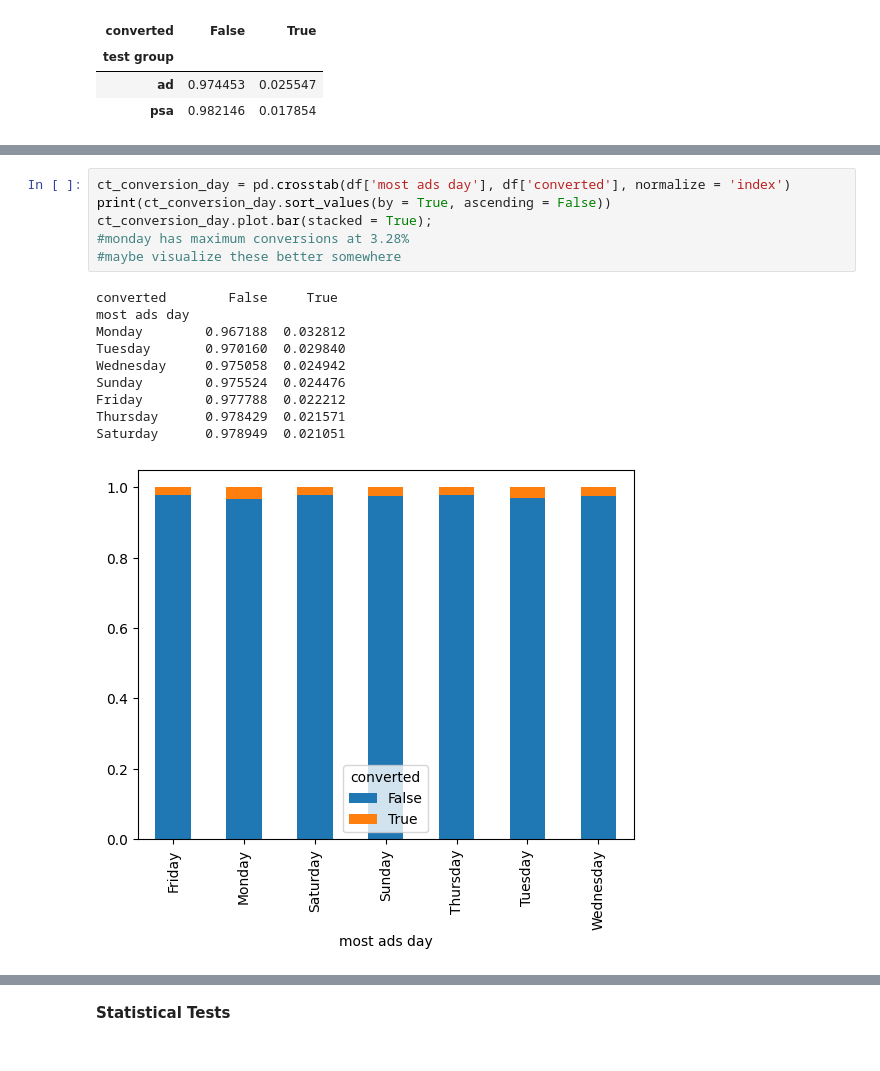
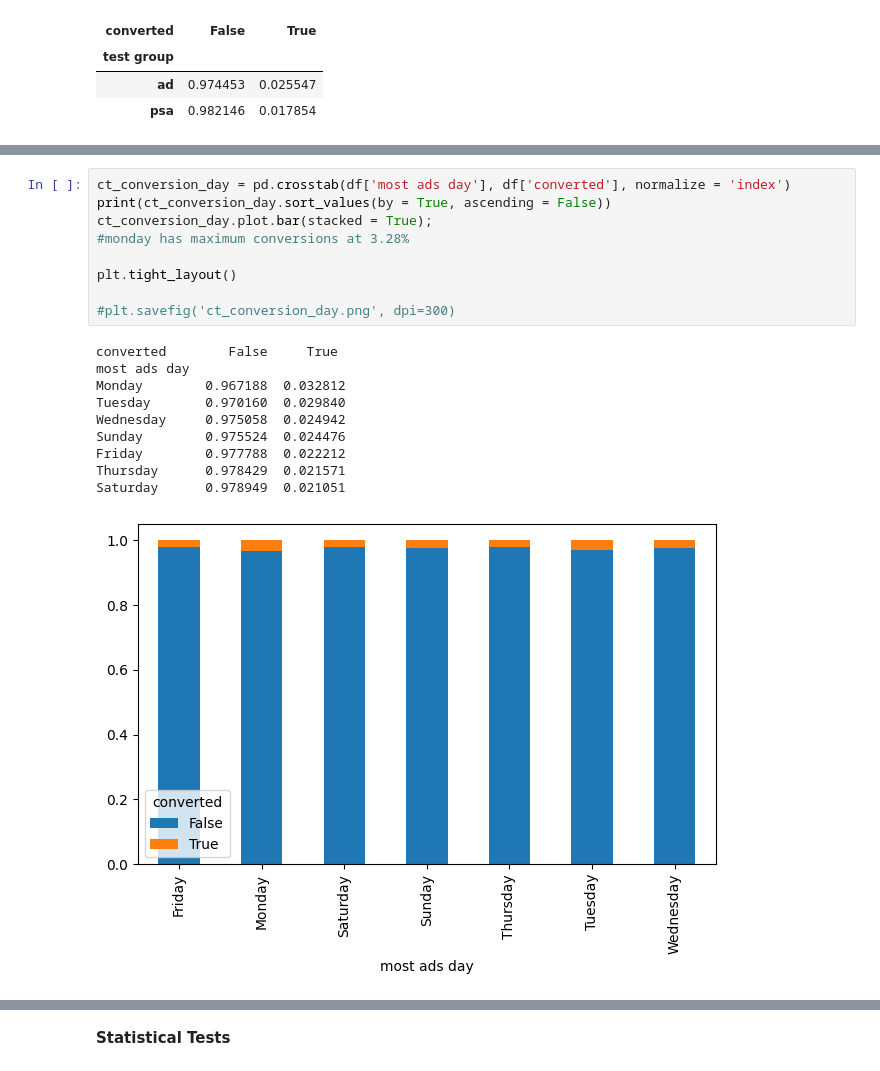
Before and after one commit to jmuzquiz/ABTestingProject, a Jupyter notebook: A_B_Testing.ipynb, the cells around one changed output, grey strips where cells are left out. Saved outputs shown, nothing was run; the diff lists cells and outputs as text.

```diff
--- a/A_B_Testing.ipynb
+++ b/A_B_Testing.ipynb
@@ -348,20 +343,23 @@ ct_conversion_test_group.plot.bar(stacked = True);
 # %%
 ct_conversion_day = pd.crosstab(df['most ads day'], df['converted'], normalize = 'index')
 print(ct_conversion_day.sort_values(by = True, ascending = False))
 ct_conversion_day.plot.bar(stacked = True);
 #monday has maximum conversions at 3.28%
-#maybe visualize these better somewhere
+
+plt.tight_layout()
+
+#plt.savefig('ct_conversion_day.png', dpi=300)
 # %% [output]
 converted        False     True
 most ads day
 Monday        0.967188  0.032812
 Tuesday       0.970160  0.029840
 Wednesday     0.975058  0.024942
 Sunday        0.975524  0.024476
 Friday        0.977788  0.022212
 Thursday      0.978429  0.021571
 Saturday      0.978949  0.021051
-[figure, old version]
+[figure, new version]
 # %%
 ct_conversion_hour = pd.crosstab(df['most ads hour'], df['converted'], normalize = 'index')
 print(ct_conversion_hour.sort_values(by = True, ascending = False))
```
Also changed, not shown: parts of 27 cells of this notebook.
